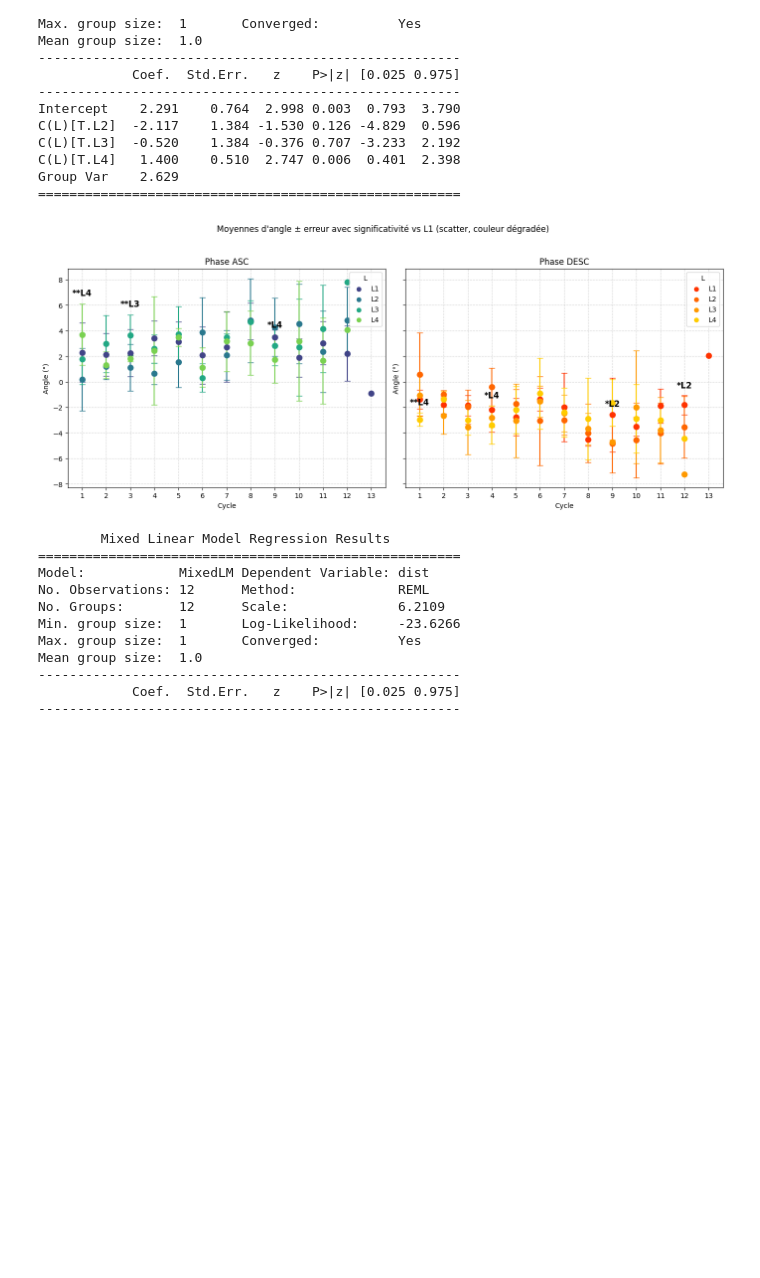
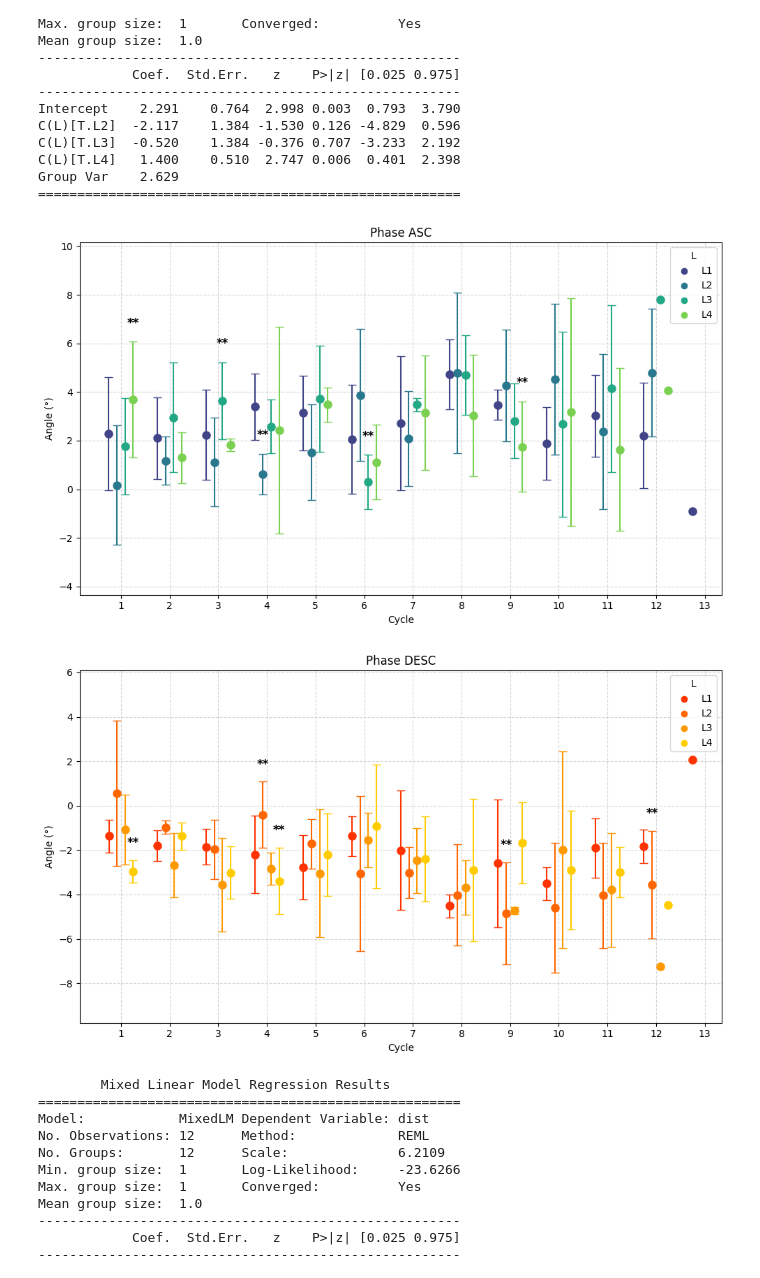
Before and after one commit to cyriac1205/Projet-4-en-G-nie-biom-dical, a Jupyter notebook: S03_L.ipynb, the cells around one changed output. Drawn from its saved outputs; the diff is of its cells as text; code cells hidden in the pictures; blank space fills up the shorter version.

```diff
--- a/S03_L.ipynb
+++ b/S03_L.ipynb
@@ -1384,28 +1384,28 @@ import numpy as np
 import warnings
 import matplotlib.cm as cm
 
-# -----------------------
-# Ignorer warnings inutiles
-# -----------------------
 warnings.filterwarnings("ignore")
 
-# -----------------------
-# Paramètres du plot
-# -----------------------
 L_order = ["L1","L2","L3","L4"]
+
 phase_colors = {
-    "ASC": cm.viridis(np.linspace(0.2,0.8,len(L_order))),   # vert → violet
-    "DESC": cm.autumn(np.linspace(0.2,0.8,len(L_order)))     # jaune → rouge
+    "ASC": cm.viridis(np.linspace(0.2,0.8,len(L_order))),
+    "DESC": cm.autumn(np.linspace(0.2,0.8,len(L_order)))
 }
-error_type = "std"  # std ou sem
 
 # -----------------------
-# Préparer figure
+# PARAMÈTRES
 # -----------------------
-fig, axes = plt.subplots(1, 2, figsize=(14,6), sharey=True)
+jitter_strength = 2
+offsets = np.linspace(-jitter_strength, jitter_strength, len(L_order))
+x_scale = 8   # ← ESPACE LES CYCLES
+
 phases = df_stats["phase"].unique()
 
-for ax, phase in zip(axes, phases):
+for phase in phases:
+
+    fig, ax = plt.subplots(figsize=(10,6))  # ← plus large
+
     cycles_phase = sorted(df_stats[df_stats["phase"]==phase]["cycle_clean"].unique())
 
     for i, L in enumerate(L_order):
@@ -1414,8 +1414,8 @@ for ax, phase in zip(axes, phases):
             continue
 
         color = phase_colors[phase][i]
+        offset = offsets[i]
 
-        # tracer point par cycle
         for cycle in cycles_phase:
             df_cycle = df_L[df_L["cycle_clean"]==cycle]
             if df_cycle.empty:
@@ -1424,46 +1424,57 @@ for ax, phase in zip(axes, phases):
             mean_val = df_cycle["angle_mean"].values[0]
             err_val = df_cycle["angle_std"].values[0]
 
-            # scatter + barre d'erreur
-            ax.errorbar(cycle, mean_val, yerr=err_val, fmt='o',
+            x_base = cycle * x_scale
+            x_jittered = x_base + offset
+
+            ax.errorbar(x_jittered, mean_val, yerr=err_val, fmt='o',
                         color=color, capsize=4, markersize=8)
 
             # -----------------------
-            # Ajouter étoiles significatives vs L1
+            # Significativité
             # -----------------------
             if L != "L1":
                 df_mixed = df_cycles[(df_cycles["phase"]==phase) & (df_cycles["cycle_clean"]==cycle)]
                 try:
                     import statsmodels.formula.api as smf
                     md = smf.mixedlm("angle ~ C(L)", df_mixed, groups=df_mixed["base"])
                     mdf = md.fit(reml=True)
                     pvals = mdf.pvalues
                     p_val = pvals.get(f"C(L)[T.{L}]", 1.0)
-                    if p_val < 0.05:
-                        star = "***"+L if p_val<0.001 else "**"+L if p_val<0.01 else "*"+L
-                        ax.text(cycle, mean_val + err_val + 0.5, star,
+
+                    if p_val < 0.1:
+                        star = "**"
+                        ax.text(x_jittered, mean_val + err_val + 0.5, star,
                                 ha="center", va="bottom", fontsize=12, fontweight="bold")
                 except:
                     pass
 
-    # Style axes
+    # -----------------------
+    # AXES
+    # -----------------------
     ax.set_title(f"Phase {phase}")
     ax.set_xlabel("Cycle")
-    ax.set_xticks(cycles_phase)
+
+    # ticks repositionnés
+    xticks = [c * x_scale for c in cycles_phase]
+    ax.set_xticks(xticks)
     ax.set_xticklabels([str(c) for c in cycles_phase])
+
     ax.set_ylabel("Angle (°)")
     ax.grid(True, linestyle="--", alpha=0.5)
 
     # Légende
     for i, L in enumerate(L_order):
         ax.scatter([], [], color=phase_colors[phase][i], label=L)
     ax.legend(title="L")
+    ax.margins(y=0.2)
 
-plt.suptitle("Moyennes d'angle ± erreur avec significativité vs L1 (scatter, couleur dégradée)")
-plt.tight_layout(rect=[0,0,1,0.95])
-plt.show()
+
+    plt.tight_layout()
+    plt.show()
 # %% [output]
-[figure, old version]
+[figure, new version]
+[figure, added]
 # %%
 # Exemple pour un cycle et une phase
 cycle = 1
```
Also changed, not shown: parts of 6 cells of this notebook, 9 other files.
